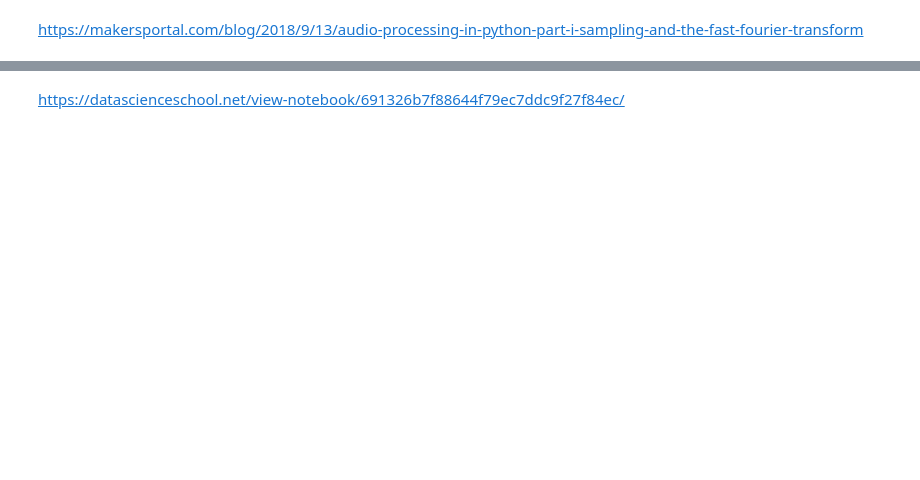
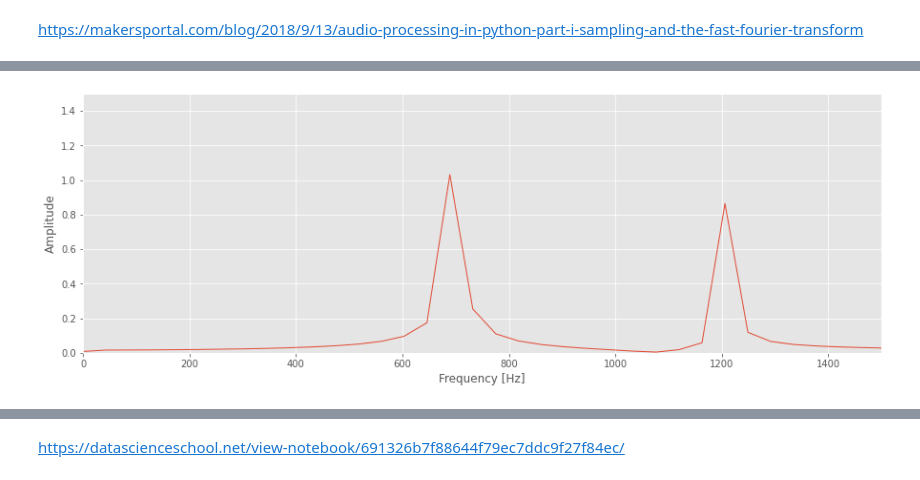
Before and after one commit to JeonghunLee/Colab_Audio_Simple, a Jupyter notebook: simple.ipynb, the cells around one changed output, grey strips where cells are left out. Cells and saved outputs as stored; diff of their text form; code cells hidden in the pictures; blank space fills up the shorter version.

```diff
--- a/simple.ipynb
+++ b/simple.ipynb
@@ -67,0 +68,28 @@ plt.show()
+# %%
+# fourier transform and frequency domain
+#
+Y_k = np.fft.fft(y)[0:int(N/2)]/N # FFT function from numpy
+Y_k[1:] = 2*Y_k[1:] # need to take the single-sided spectrum only
+Pxx = np.abs(Y_k) # be sure to get rid of imaginary part
+
+f = Fs*np.arange((N/2))/N; # frequency vector
+
+# plt width and height
+plt.rcParams["figure.figsize"] = (15,5)
+plt.rcParams['lines.linewidth'] = 1
+plt.rcParams['lines.color'] = 'r'
+plt.rcParams['axes.grid'] = True
+
+# plotting
+fig,ax = plt.subplots()
+plt.plot(f,Pxx,linewidth=1)
+
+# scale up
+plt.xlim(0,1500)
+plt.ylim(0,1.5)
+
+plt.ylabel('Amplitude')
+plt.xlabel('Frequency [Hz]')
+plt.show()
+# %% [output]
+[figure, added]
```
Also changed, not shown: parts of 9 cells of this notebook.
